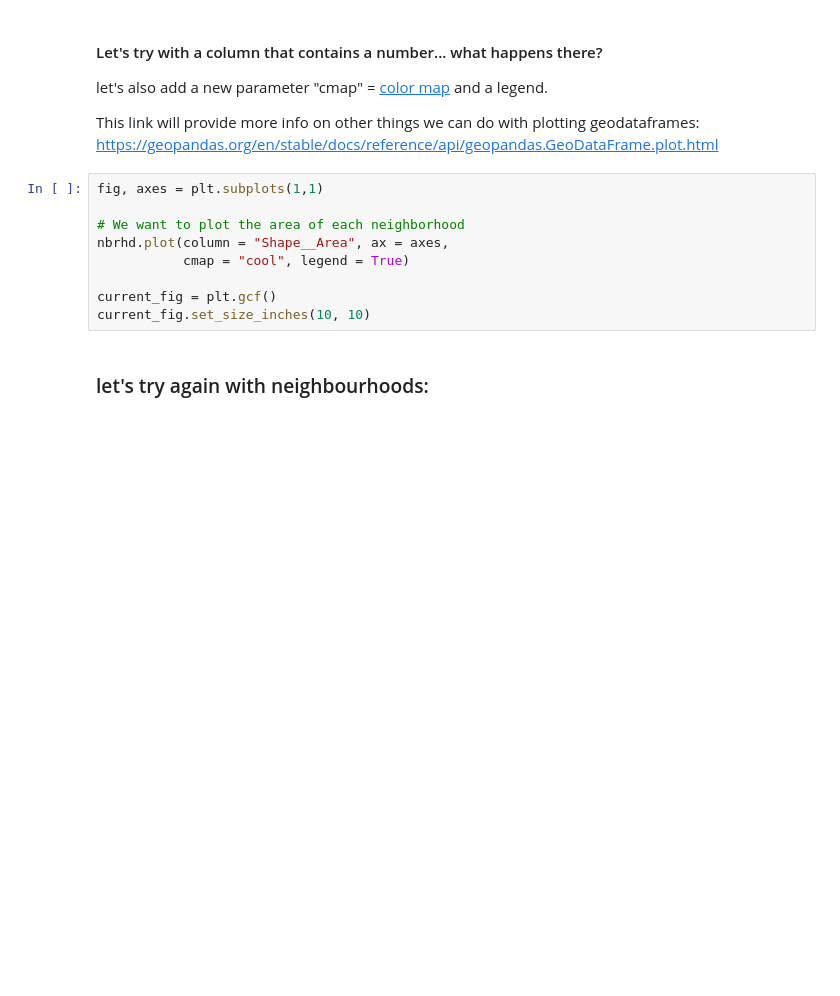
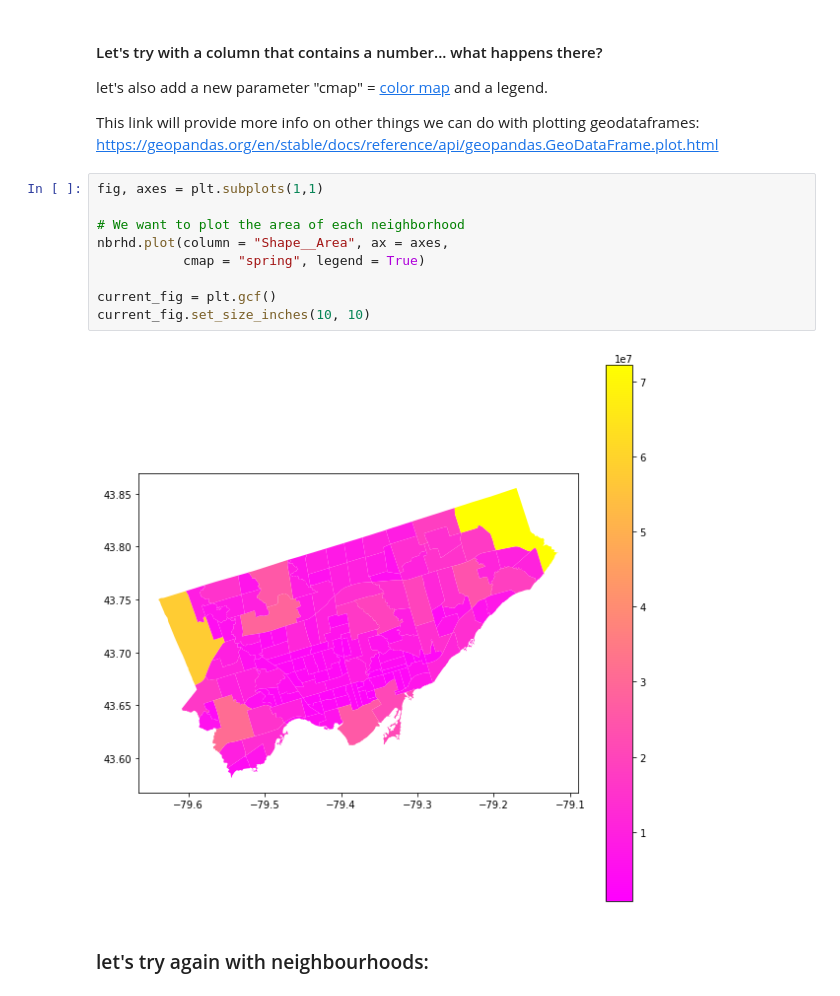
Before and after one commit to UofTCompDSci/ggr274-20241, a Jupyter notebook: weekly-materials/week10/lecture/Class10_GGR274_CL.ipynb, the cells around one changed output. Cells and saved outputs as stored; diff of their text form; blank space fills up the shorter version.

```diff
--- a/weekly-materials/week10/lecture/Class10_GGR274_CL.ipynb
+++ b/weekly-materials/week10/lecture/Class10_GGR274_CL.ipynb
@@ -497,12 +650,14 @@ https://geopandas.org/en/stable/docs/reference/api/geopandas.GeoDataFrame.plot.h
 # %%
 fig, axes = plt.subplots(1,1)
 
 # We want to plot the area of each neighborhood
 nbrhd.plot(column = "Shape__Area", ax = axes,
-           cmap = "cool", legend = True)
+           cmap = "spring", legend = True)
 
 current_fig = plt.gcf()
 current_fig.set_size_inches(10, 10)
+# %% [output]
+[figure, added]
 # %% [markdown]
 ### let's try again with neighbourhoods:
 # %%
```
Also changed, not shown: parts of 55 cells of this notebook, 1 other file.
